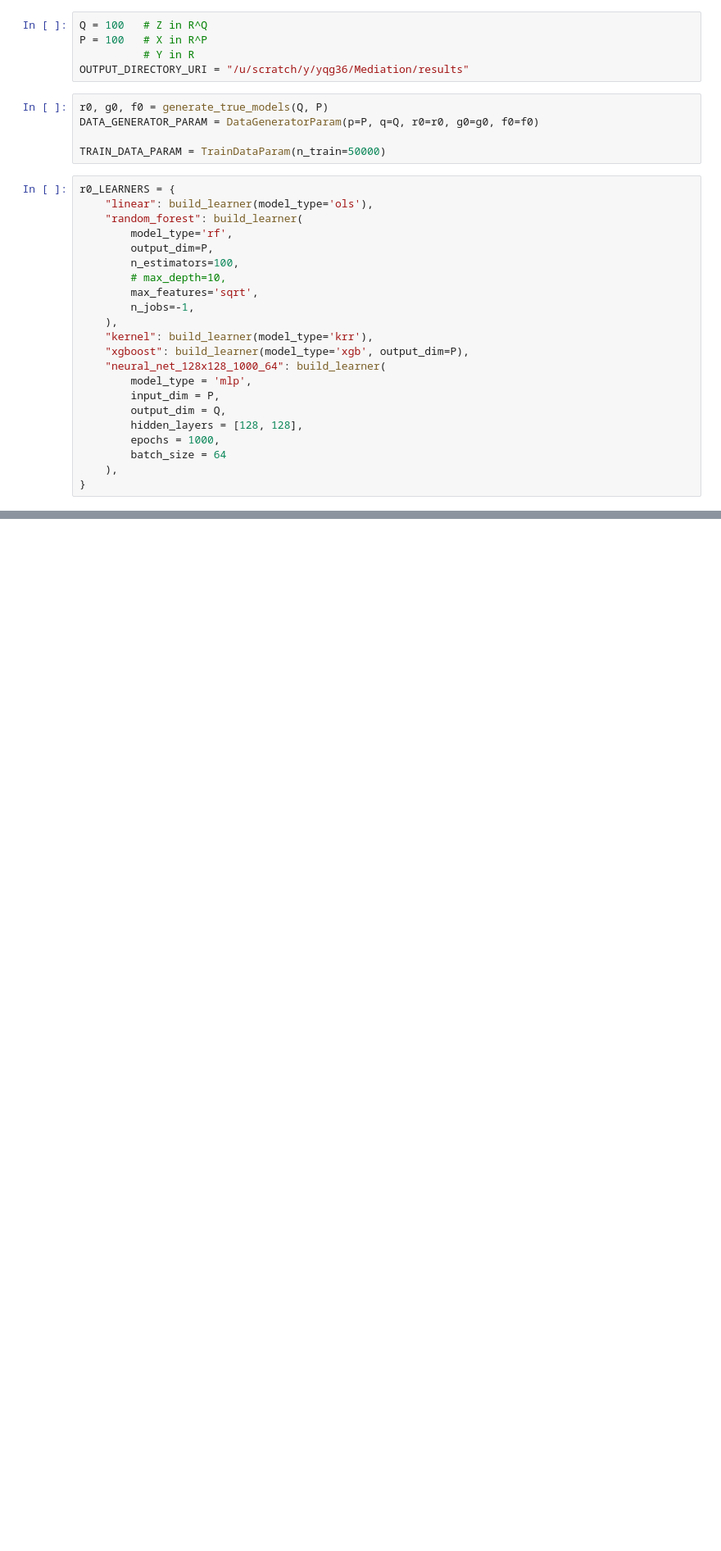
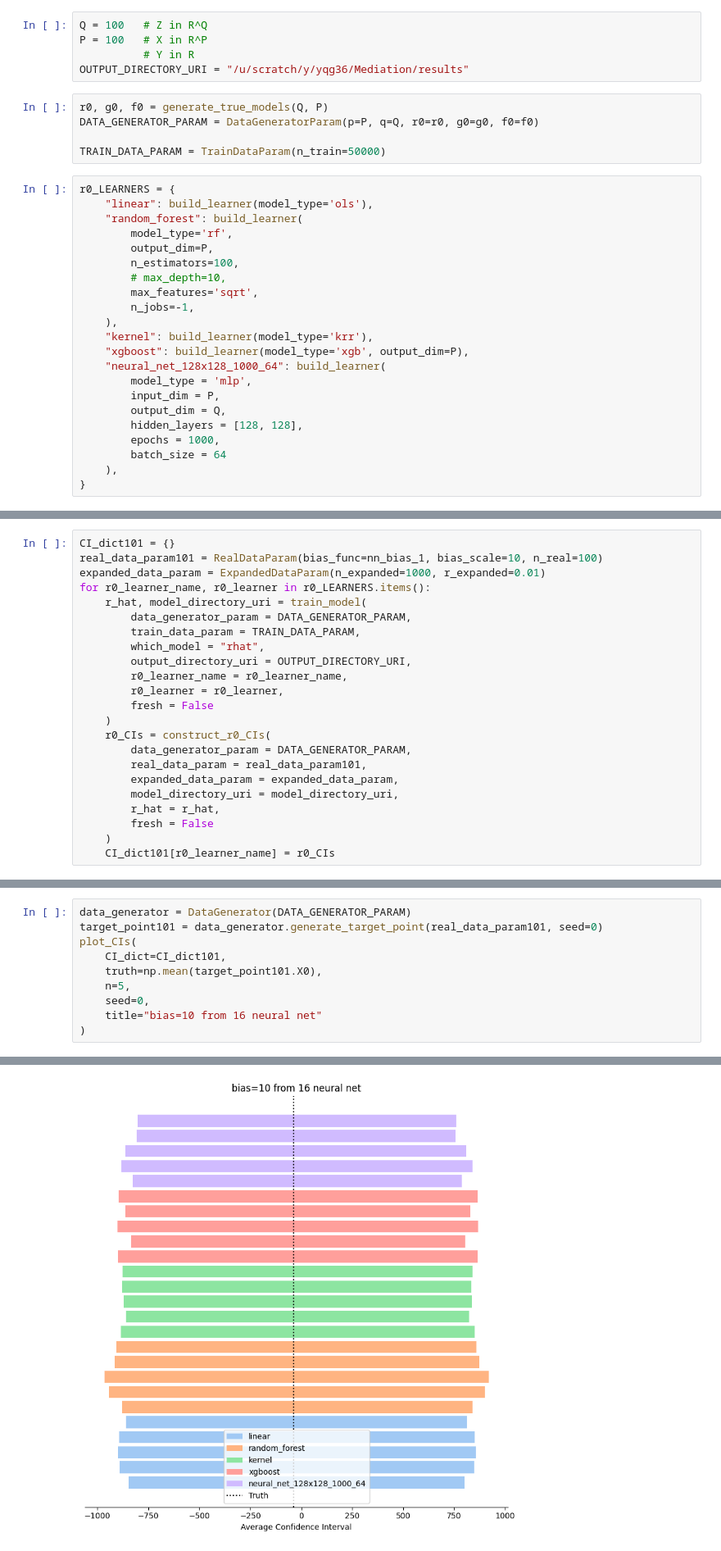
Before and after one commit to yingqi-gao/Mediation, a Jupyter notebook: sim_r0_CI.ipynb, the cells around one changed output, grey strips where cells are left out. Shown at 82% size. Drawn from its saved outputs; the diff is of its cells as text; blank space fills up the shorter version.

```diff
--- a/sim_r0_CI.ipynb
+++ b/sim_r0_CI.ipynb
@@ -90,0 +288,23 @@ Coverage: 1.0
+# %%
+CI_dict101 = {}
+real_data_param101 = RealDataParam(bias_func=nn_bias_1, bias_scale=10, n_real=100)
+expanded_data_param = ExpandedDataParam(n_expanded=1000, r_expanded=0.01)
+for r0_learner_name, r0_learner in r0_LEARNERS.items():
+    r_hat, model_directory_uri = train_model(
+        data_generator_param = DATA_GENERATOR_PARAM,
+        train_data_param = TRAIN_DATA_PARAM,
+        which_model = "rhat",
+        output_directory_uri = OUTPUT_DIRECTORY_URI,
+        r0_learner_name = r0_learner_name,
+        r0_learner = r0_learner,
+        fresh = False
+    )
+    r0_CIs = construct_r0_CIs(
+        data_generator_param = DATA_GENERATOR_PARAM,
+        real_data_param = real_data_param101,
+        expanded_data_param = expanded_data_param,
+        model_directory_uri = model_directory_uri,
+        r_hat = r_hat,
+        fresh = False
+    )
+    CI_dict101[r0_learner_name] = r0_CIs
@@ -90,0 +329,11 @@ Coverage: 1.0
+# %%
+data_generator = DataGenerator(DATA_GENERATOR_PARAM)
+target_point101 = data_generator.generate_target_point(real_data_param101, seed=0)
+plot_CIs(
+    CI_dict=CI_dict101,
+    truth=np.mean(target_point101.X0),
+    n=5,
+    seed=0,
+    title="bias=10 from 16 neural net"
+)
+# %% [output]
@@ -90,0 +341 @@ Coverage: 1.0
+[figure, added]
```
Also changed, not shown: parts of 24 cells of this notebook, 6 other files.
